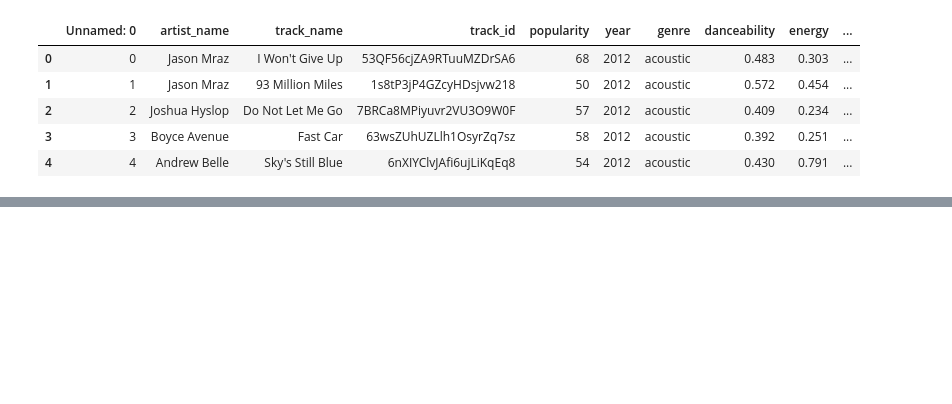
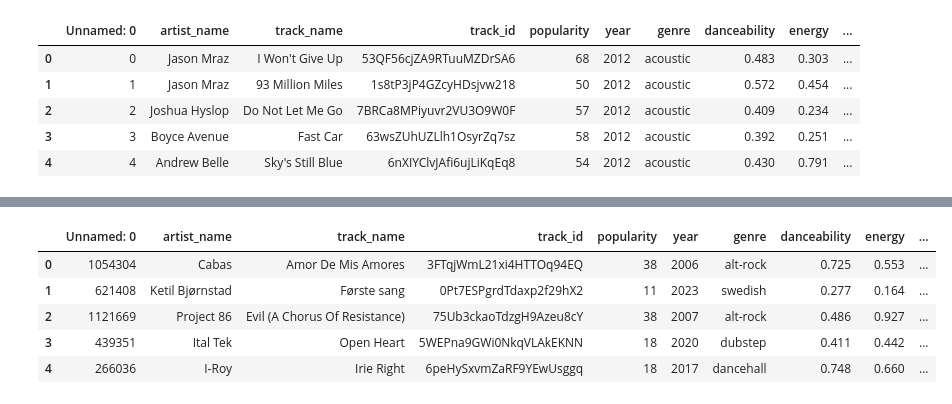
Before and after one commit to keerthanavenkatesan415/Spotify_Popularity_Prediction, a Jupyter notebook: notebooks/01_exploration.ipynb, the cells around one changed output, grey strips where cells are left out. Cells and saved outputs as stored; diff of their text form; code cells hidden in the pictures; blank space fills up the shorter version.

```diff
--- a/notebooks/01_exploration.ipynb
+++ b/notebooks/01_exploration.ipynb
@@ -39,3 +39,14 @@ clean_path = Path("/Users/keerthanavenkatesan/Documents/Data Managment/CS210Fina
 clean_path.mkdir(parents=True, exist_ok=True)
 
 df_sample.to_csv(clean_path / "spotify_100k.csv", index=False)
+# %%
+df = pd.read_csv("/Users/keerthanavenkatesan/Documents/Data Managment/CS210FinalProject/Spotify_Popularity_Prediction/data/raw/spotify_100k.csv")
+
+df.head()
+# %% [output]
+|  | Unnamed: 0 | artist_name | track_name | track_id | popularity | year | genre | danceability | energy | ... |
+| 0 | 1054304 | Cabas | Amor De Mis Amores | 3FTqjWmL21xi4HTTOq94EQ | 38 | 2006 | alt-rock | 0.725 | 0.553 | ... |
+| 1 | 621408 | Ketil Bjørnstad | Første sang | 0Pt7ESPgrdTdaxp2f29hX2 | 11 | 2023 | swedish | 0.277 | 0.164 | ... |
+| 2 | 1121669 | Project 86 | Evil (A Chorus Of Resistance) | 75Ub3ckaoTdzgH9Azeu8cY | 38 | 2007 | alt-rock | 0.486 | 0.927 | ... |
+| 3 | 439351 | Ital Tek | Open Heart | 5WEPna9GWi0NkqVLAkEKNN | 18 | 2020 | dubstep | 0.411 | 0.442 | ... |
+| 4 | 266036 | I-Roy | Irie Right | 6peHySxvmZaRF9YEwUsggq | 18 | 2017 | dancehall | 0.748 | 0.660 | ... |
```
Also changed, not shown: parts of 4 cells of this notebook, 6 other files.
